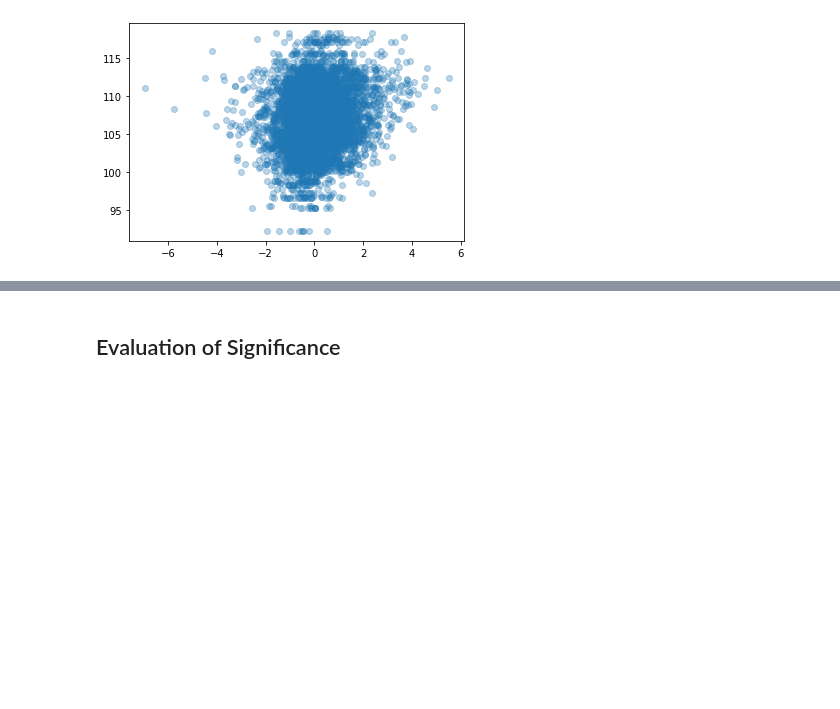
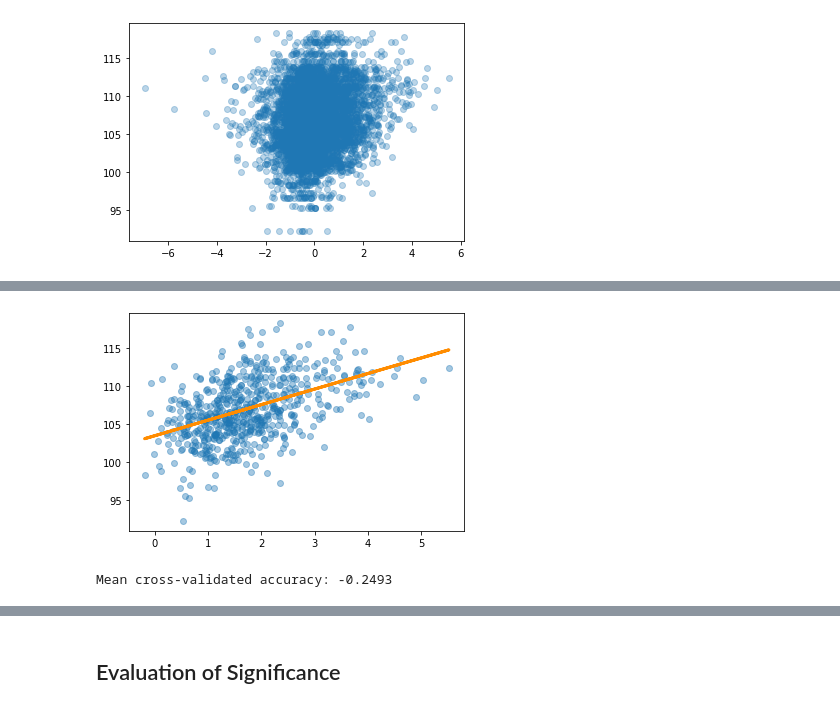
Before and after one commit to MAhram1/INFO-2950-Project, a Jupyter notebook: proj4.ipynb, the cells around one changed output, grey strips where cells are left out. Cells and saved outputs as stored; diff of their text form; code cells hidden in the pictures; blank space fills up the shorter version.

```diff
--- a/proj4.ipynb
+++ b/proj4.ipynb
@@ -725,0 +757,23 @@ plt.show()
+# %%
+# Linear Regression Plot
+plt.scatter(
+    best_si['si_offense'],
+    best_si['ortg'],
+    alpha = 0.4
+)
+plt.plot(
+    best_si['si_offense'],
+    best_si['si_offense']*lin2.coef_ + lin2.intercept_,
+    color = 'darkorange',
+    linewidth = 3
+)
+
+plt.show()
+# %% [output]
+[figure, added]
+# %%
+# Cross-validated score of this model
+scores_best_si = cross_val_score(lin2,best_si[['si_offense']], best_si['ortg'], cv = 10)
+print(f"Mean cross-validated accuracy: {scores_best_si.mean() : .4f}")
+# %% [output]
+Mean cross-validated accuracy: -0.2493
```
Also changed, not shown: parts of 24 cells of this notebook.
